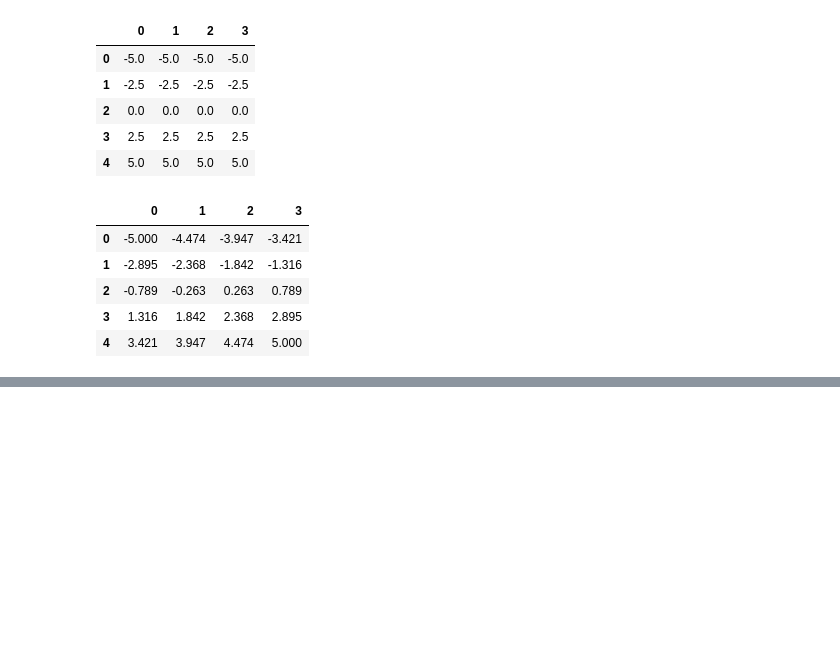
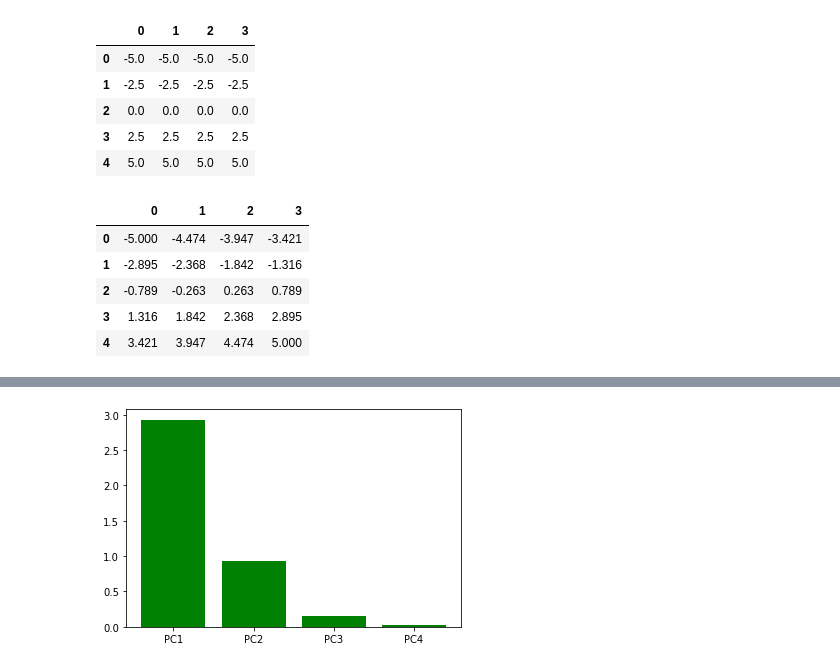
Before and after one commit to hansfranke1985/ADS, a Jupyter notebook: DataWrangling/week_6_DataPreProcessing/Assignment/Week6 Data Preparation.ipynb, the cells around one changed output, grey strips where cells are left out. Drawn from its saved outputs; the diff is of its cells as text; code cells hidden in the pictures; blank space fills up the shorter version.

```diff
--- a/DataWrangling/week_6_DataPreProcessing/Assignment/Week6 Data Preparation.ipynb
+++ b/DataWrangling/week_6_DataPreProcessing/Assignment/Week6 Data Preparation.ipynb
@@ -548,0 +604,12 @@ by_mapping
+# %%
+# load dataset into Pandas DataFrame from the url
+url = "https://archive.ics.uci.edu/ml/machine-learning-databases/iris/iris.data"
+df = pd.read_csv(url, names=['sepal length','sepal width','petal length','petal width','target'])
+# %%
+features = ['sepal length', 'sepal width', 'petal length', 'petal width']
+# Separating out the features
+x = df.loc[:, features].values
+# Separating out the target
+y = df.loc[:,['target']].values
+# Standardizing the features
+x = StandardScaler().fit_transform(x)
@@ -548,0 +643,4 @@ by_mapping
+# %%
+pca1 = PCA(n_components = 4)               # You can also use pca = PCA(2)
+pcs1 = pca1.fit_transform(x)
+pcsDF1 = pd.DataFrame(data = pcs1, columns = ['PC1', 'PC2', 'PC3', 'PC4'])
@@ -548,0 +664,7 @@ by_mapping
+# %%
+eigenvectors1, eigenvalues1 = pca1.components_, pca1.explained_variance_
+plt.bar(np.array([1,2,3,4]), eigenvalues1, color = 'green')
+plt.xticks(np.array([1,2,3,4]), ('PC1', 'PC2', 'PC3', 'PC4'))
+plt.show()
+# %% [output]
+[figure, added]
```
Also changed, not shown: parts of 25 cells of this notebook, 1 other file.
